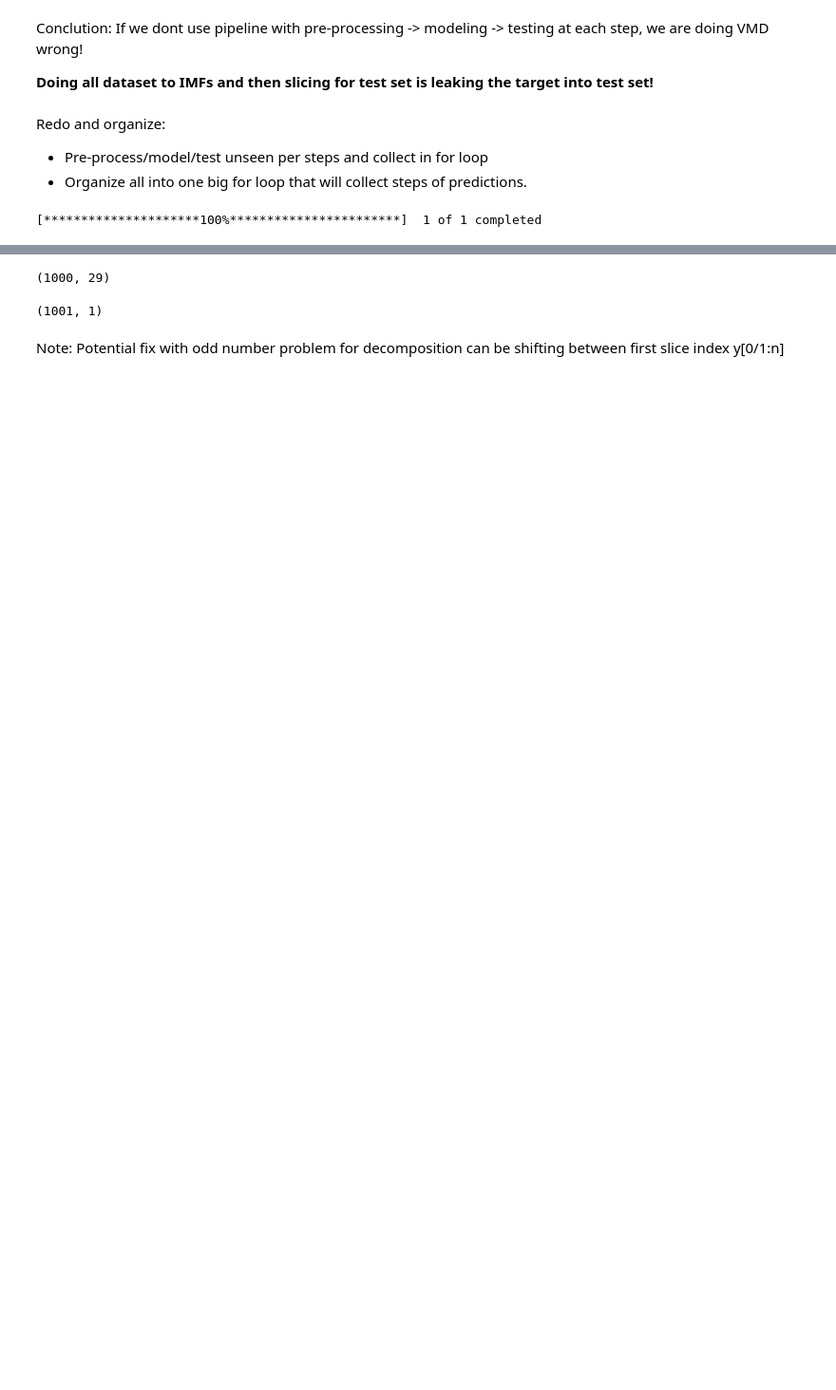
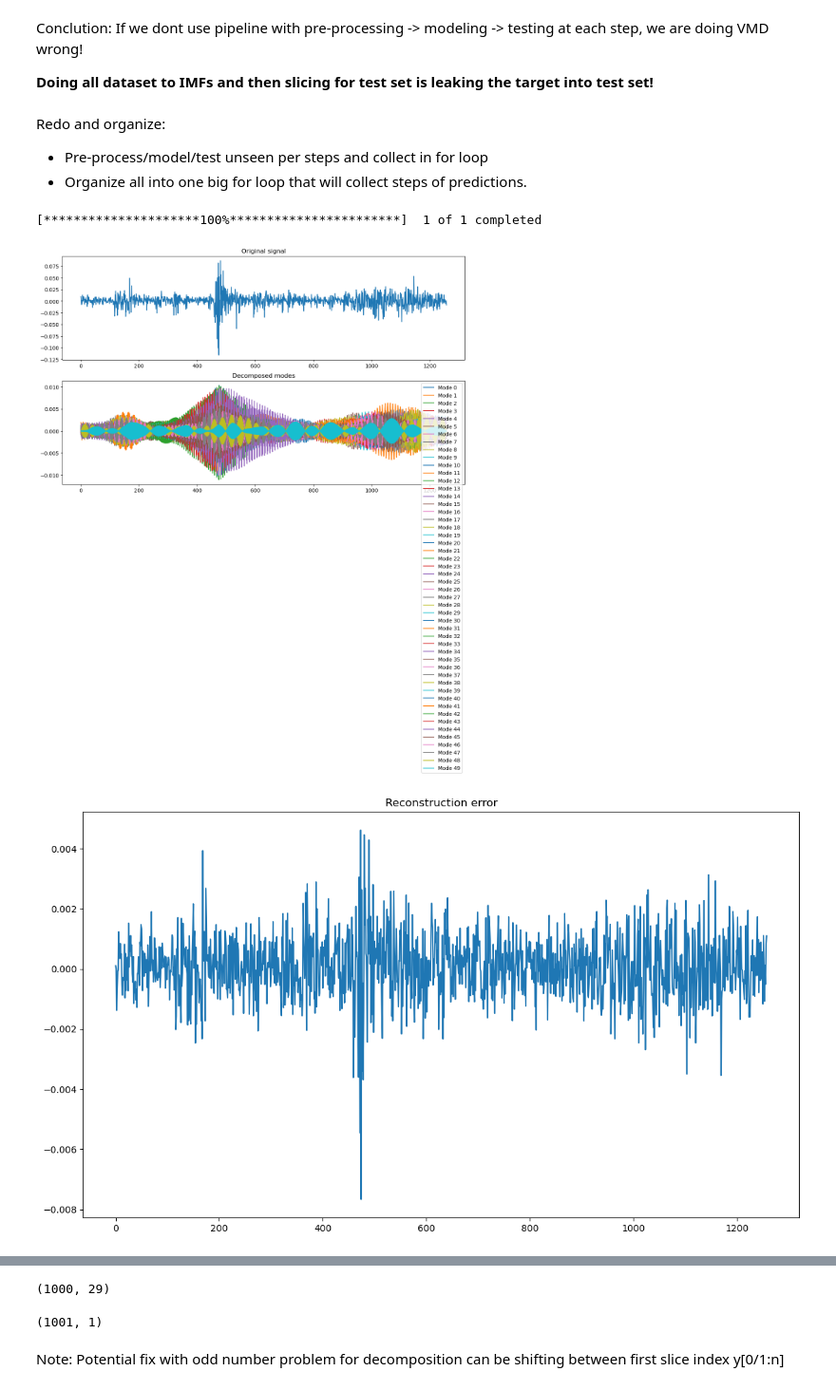
Before and after one commit to dminchev1/vmd-lstm, a Jupyter notebook: vmd_verify.ipynb, the cells around one changed output, grey strips where cells are left out. Shown at 95% size. Cells and saved outputs as stored; diff of their text form; code cells hidden in the pictures; blank space fills up the shorter version.

```diff
--- a/vmd_verify.ipynb
+++ b/vmd_verify.ipynb
@@ -177,3 +179,9 @@ spy_pct = np.array(spy_pct)
 y_total = spy_pct
 # %% [output]
 [*********************100%***********************]  1 of 1 completed
+# %%
+y = y_total
+modes, _, _ = vmd_lstm.vmd(y, n_modes=50, alpha=15000, plot=True)
+# %% [output]
+[figure, added]
+[figure, added]
```
Also changed, not shown: parts of 10 cells of this notebook, 3 other files.
